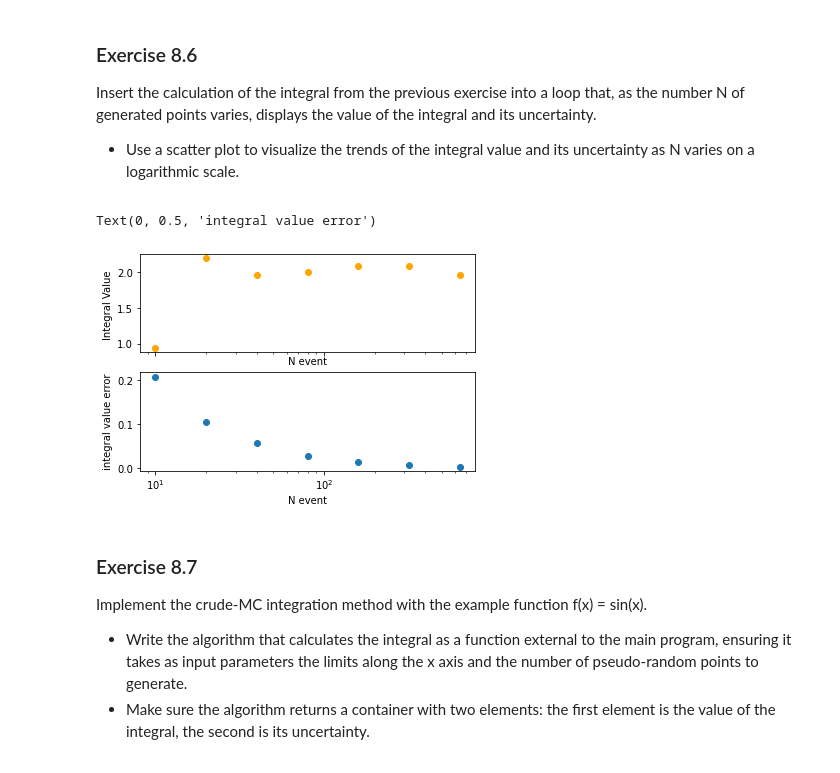
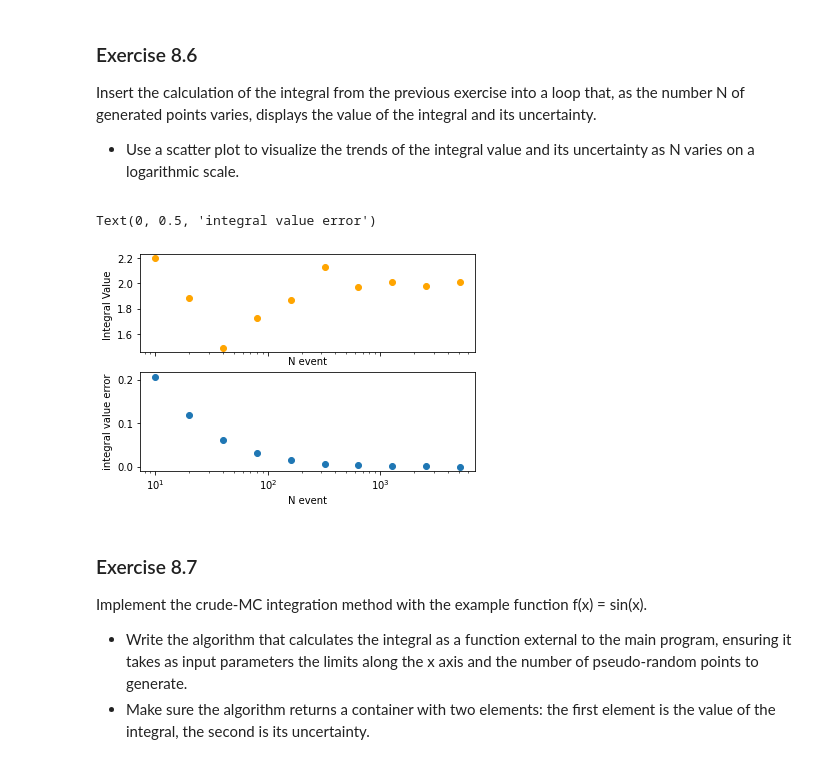
Before and after one commit to Murphy900/Lab-Code-, a Jupyter notebook: Ex 8 Python/Ex8.ipynb, the cells around one changed output. Cells and saved outputs as stored; diff of their text form; code cells hidden in the pictures.

```diff
--- a/Ex 8 Python/Ex8.ipynb
+++ b/Ex 8 Python/Ex8.ipynb
@@ -292,34 +292,34 @@ The value of the integral is 2.0106192982974678 and his error is 0.0002273956854
 <li> Use a scatter plot to visualize the trends of the integral value and its uncertainty as N varies on a logarithmic scale.</li>
  </ul> </p>
 # %%
-N_max = 1000
+N_max = 10000
 N_min = 10
 N_event = []
 integral_value = []
 integral_error = []
 
 while N_min < N_max :
 
     F_integral  = integral_HOM(F,0,pi,1,N_min)
     N_event.append(N_min)
     integral_value.append(F_integral[0])
     integral_error.append(F_integral[1])
     N_min*=2
 
 fig, (ax1,ax2) = plt.subplots(2,1, sharex = True)
 ax1.set_xscale('log')
 ax2.set_xscale('log')
 
 ax1.scatter(N_event,integral_value, color = 'orange')
 ax1.set_xlabel('N event')
 ax1.set_ylabel('Integral Value ')
 
 ax2.scatter(N_event,integral_error)
 ax2.set_xlabel('N event')
 ax2.set_ylabel('integral value error')
 # %% [output]
 Text(0, 0.5, 'integral value error')
-[figure, old version]
+[figure, new version]
 # %% [markdown]
 <h3> Exercise 8.7 </h3>
 <p>Implement the crude-MC integration method with the example function f(x) = sin(x).
```
Also changed, not shown: parts of 3 cells of this notebook.
